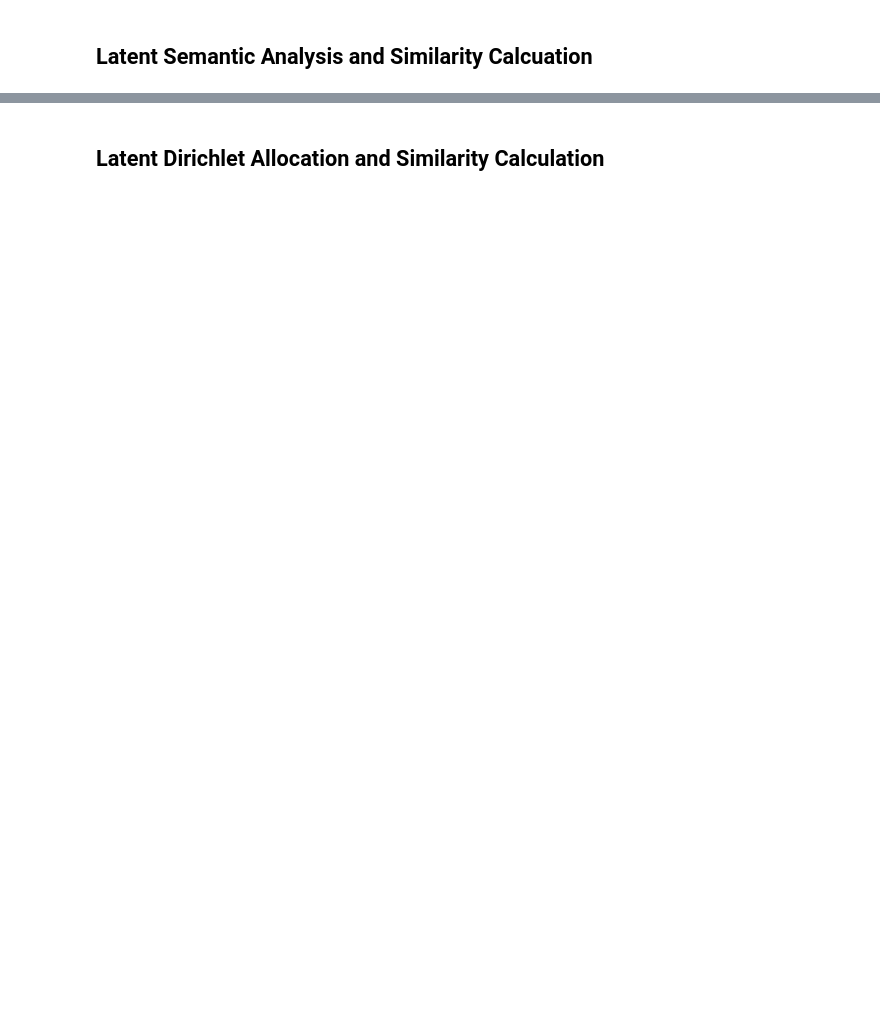
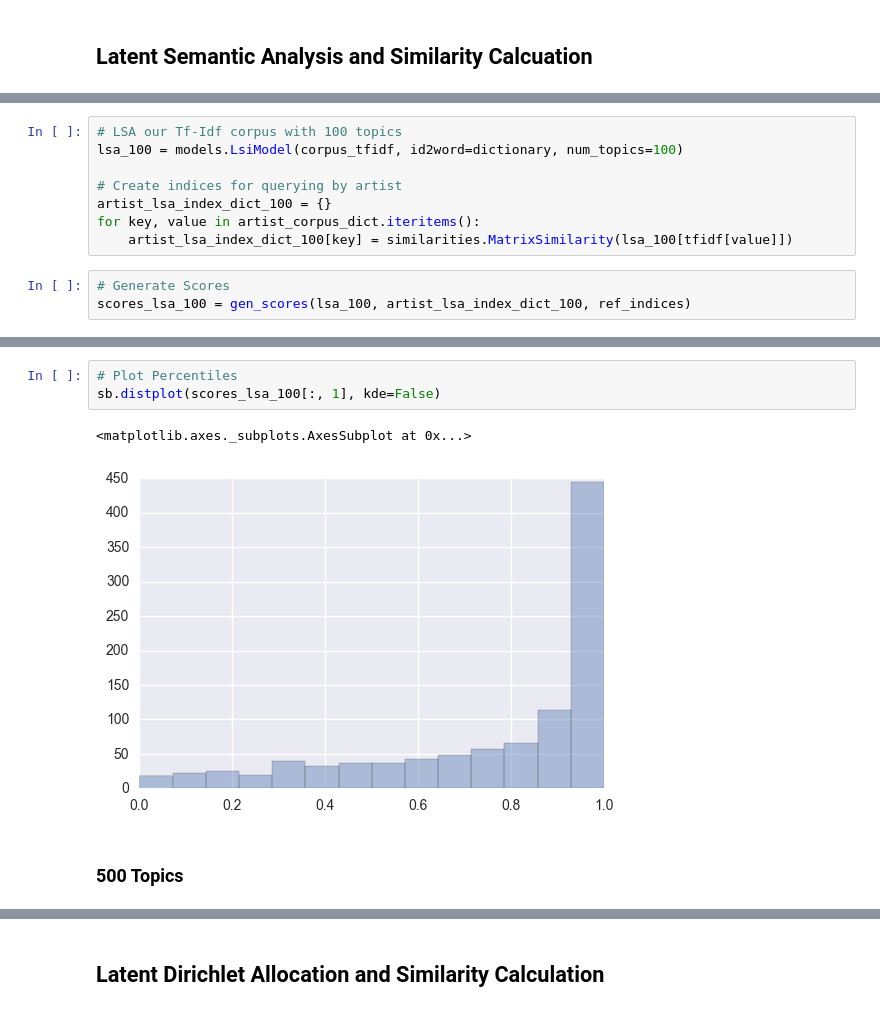
Before and after one commit to Nmloury/DSI-Capstone, a Jupyter notebook: Code/Gensim Transformations and Modelling.ipynb, the cells around one changed output, grey strips where cells are left out. Drawn from its saved outputs; the diff is of its cells as text; blank space fills up the shorter version.

```diff
--- a/Code/Gensim Transformations and Modelling.ipynb
+++ b/Code/Gensim Transformations and Modelling.ipynb
@@ -237,0 +330,11 @@ for i in range(5):
+# %%
+# LSA our Tf-Idf corpus with 100 topics
+lsa_100 = models.LsiModel(corpus_tfidf, id2word=dictionary, num_topics=100)
+
+# Create indices for querying by artist
+artist_lsa_index_dict_100 = {}
+for key, value in artist_corpus_dict.iteritems():
+    artist_lsa_index_dict_100[key] = similarities.MatrixSimilarity(lsa_100[tfidf[value]])
+# %%
+# Generate Scores
+scores_lsa_100 = gen_scores(lsa_100, artist_lsa_index_dict_100, ref_indices)
@@ -237,0 +362,8 @@ for i in range(5):
+# %%
+# Plot Percentiles
+sb.distplot(scores_lsa_100[:, 1], kde=False)
+# %% [output]
+<matplotlib.axes._subplots.AxesSubplot at 0x...>
+[figure, added]
+# %% [markdown]
+### 500 Topics
```
Also changed, not shown: parts of 85 cells of this notebook, 38 other files.
